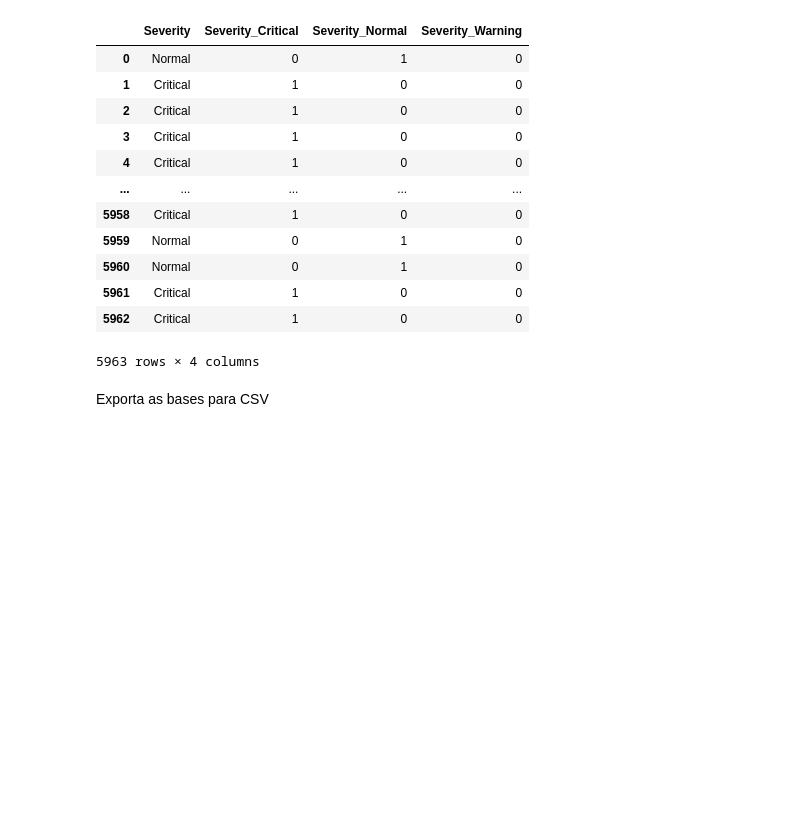
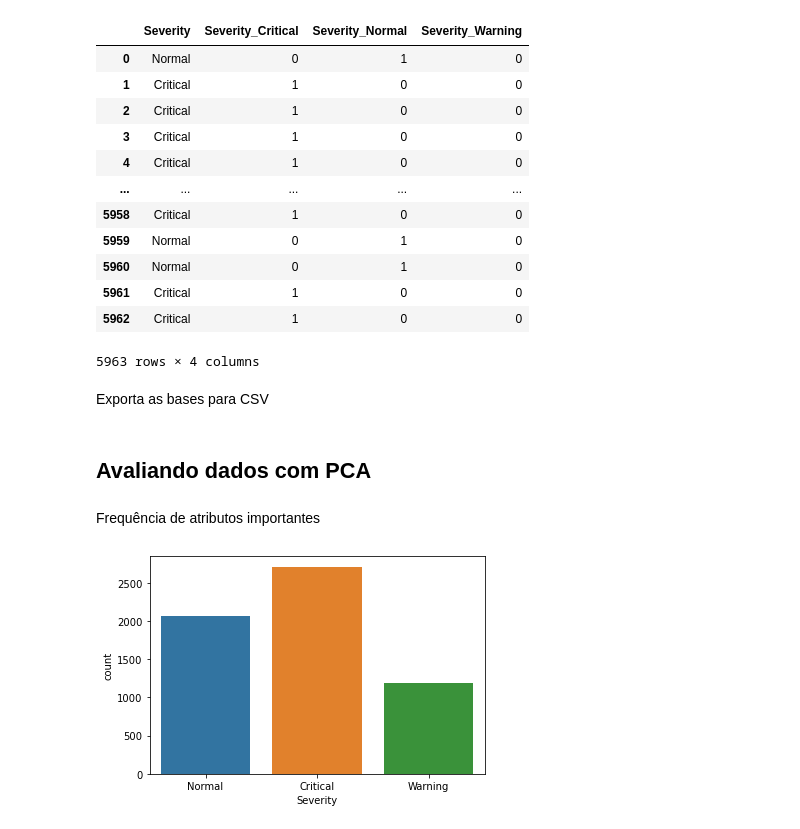
Before and after one commit to RomulosDS/TCC, a Jupyter notebook: tcc.ipynb, the cells around one changed output. Drawn from its saved outputs; the diff is of its cells as text; code cells hidden in the pictures; blank space fills up the shorter version.

```diff
--- a/tcc.ipynb
+++ b/tcc.ipynb
@@ -179,3 +179,12 @@ Exporta as bases para CSV
 temp.to_csv(r'datasets_consolidados/temperatura.csv', index = False) # export all datasets
 logs.to_csv(r'datasets_consolidados/logs.csv', index = False)
 merged.to_csv(r'datasets_consolidados/merged.csv', index = False)
+# %% [markdown]
+## Avaliando dados com PCA
+# %% [markdown]
+Frequência de atributos importantes
+# %%
+import seaborn as sns
+Severity = sns.countplot(merged['Severity'])
+# %% [output]
+[figure, added]
```
Also changed, not shown: parts of 11 cells of this notebook.
